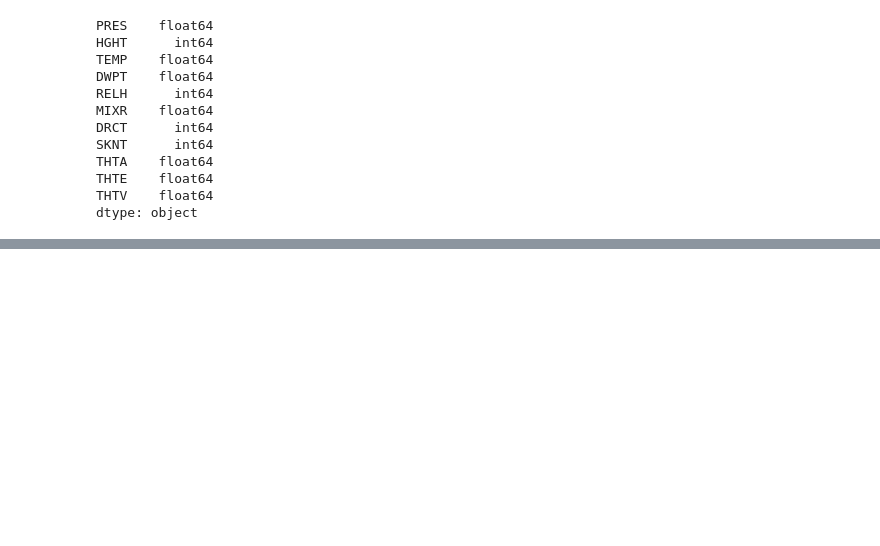
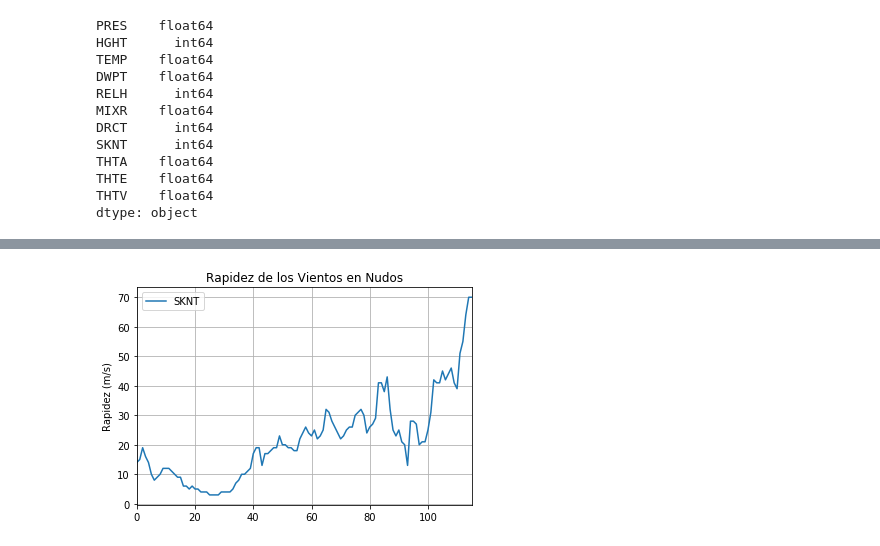
Before and after one commit to Aaron161093/Computacional1, a Jupyter notebook: Actividad3/Actividad3.ipynb, the cells around one changed output, grey strips where cells are left out. Cells and saved outputs as stored; diff of their text form; code cells hidden in the pictures; blank space fills up the shorter version.

```diff
--- a/Actividad3/Actividad3.ipynb
+++ b/Actividad3/Actividad3.ipynb
@@ -81 +96,9 @@ plt.show()
+# %%
+plt.figure(); df.SKNT.plot(); plt.legend(loc='best')
+plt.title("Rapidez de los Vientos en Nudos")
+plt.ylabel("Rapidez (m/s)")
+plt.grid(True)
+plt.show()
+# %% [output]
+[figure, added]
 # %%
```
Also changed, not shown: parts of 6 cells of this notebook, 14 other files.
